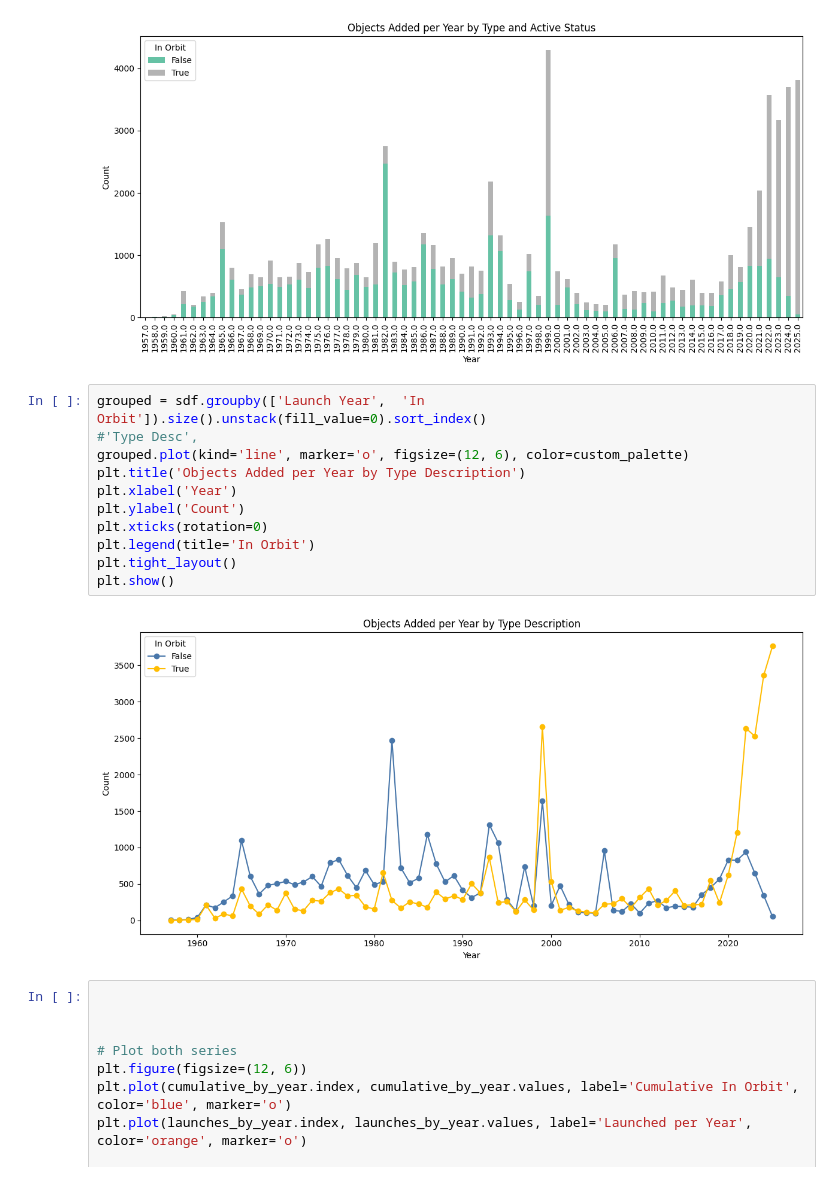
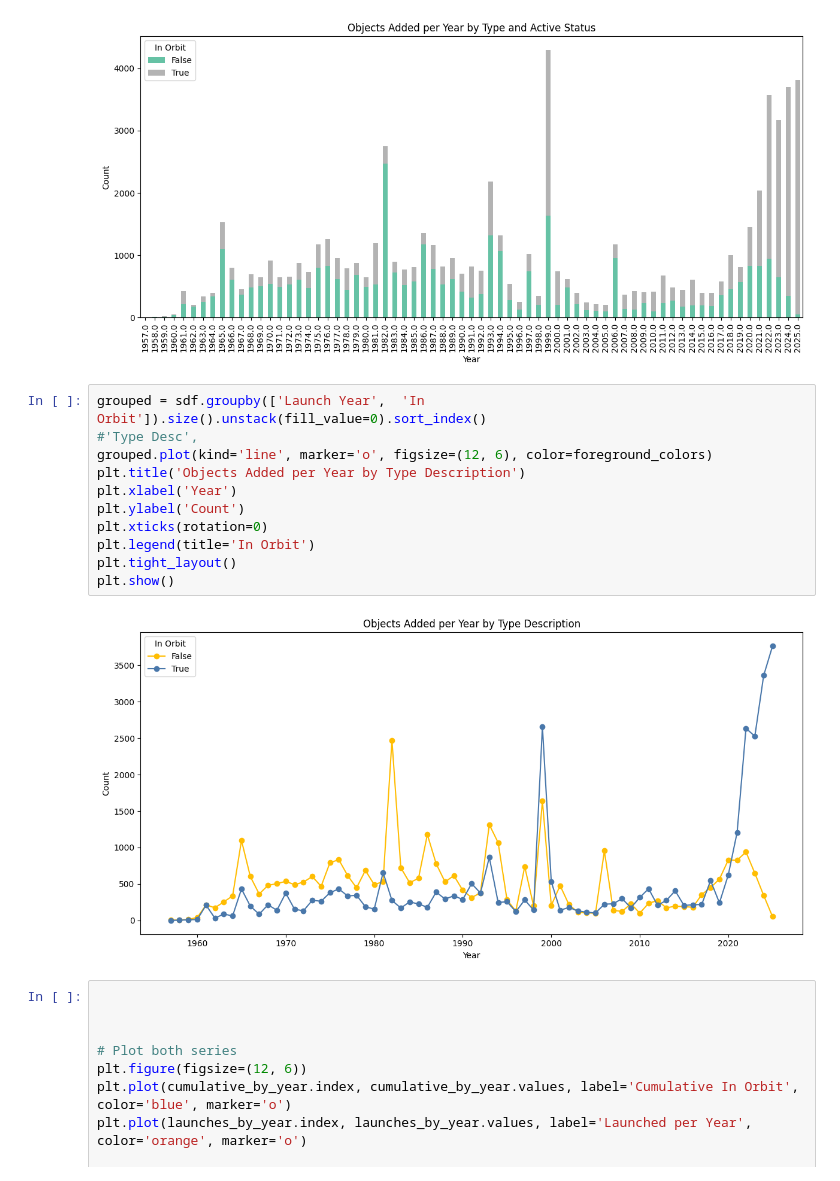
Before and after one commit to daemonchild/cardiffmet-dat5001-visualisation-of-data, a Jupyter notebook: assessment/pres1/2-dat5001-st20285213-tomrowan-pres1-create-graphs-vmversion.ipynb, the cells around one changed output. Saved outputs shown, nothing was run; the diff lists cells and outputs as text.

```diff
--- a/assessment/pres1/2-dat5001-st20285213-tomrowan-pres1-create-graphs-vmversion.ipynb
+++ b/assessment/pres1/2-dat5001-st20285213-tomrowan-pres1-create-graphs-vmversion.ipynb
@@ -857,16 +1163,16 @@ plt.show()
 # %%
 grouped = sdf.groupby(['Launch Year',  'In Orbit']).size().unstack(fill_value=0).sort_index()
 #'Type Desc',
-grouped.plot(kind='line', marker='o', figsize=(12, 6), color=custom_palette)
+grouped.plot(kind='line', marker='o', figsize=(12, 6), color=foreground_colors)
 plt.title('Objects Added per Year by Type Description')
 plt.xlabel('Year')
 plt.ylabel('Count')
 plt.xticks(rotation=0)
 plt.legend(title='In Orbit')
 plt.tight_layout()
 plt.show()
 # %% [output]
-[figure, old version]
+[figure, new version]
 # %%
 
 
```
Also changed, not shown: parts of 20 cells of this notebook, 8 other files.
